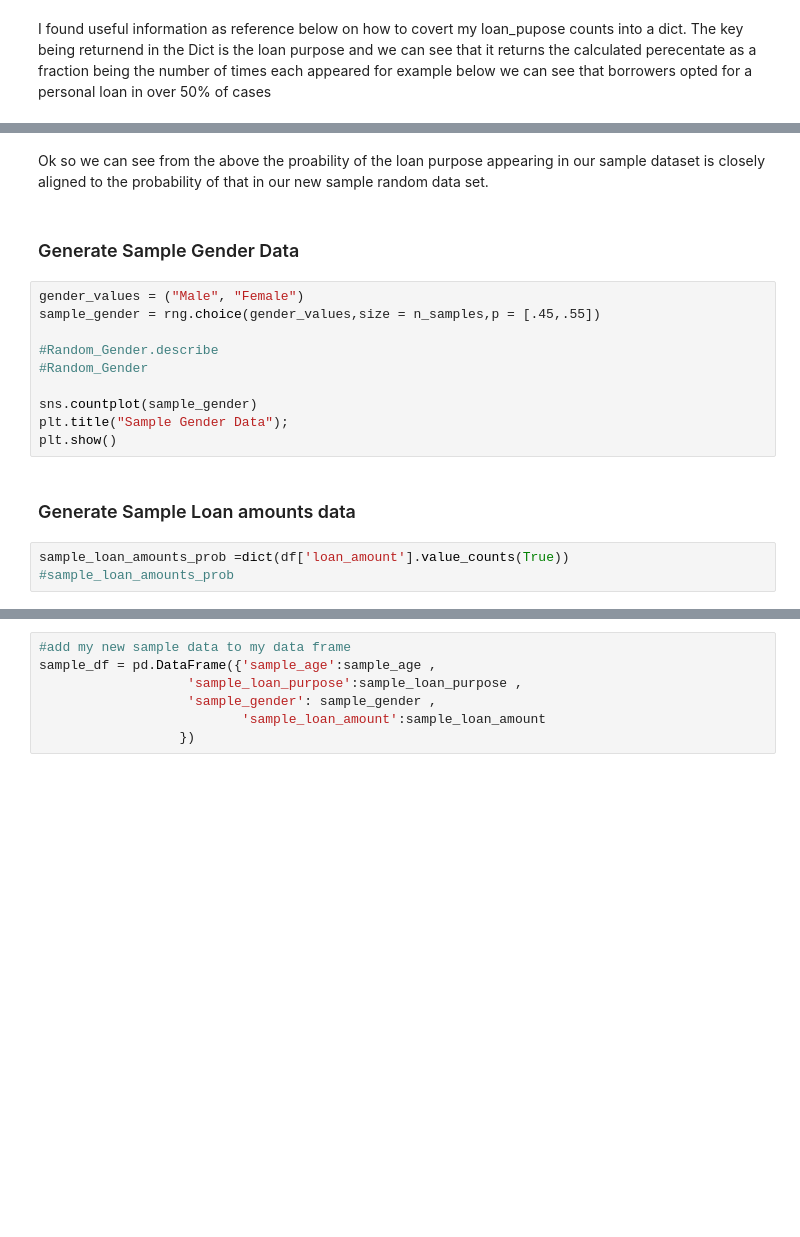
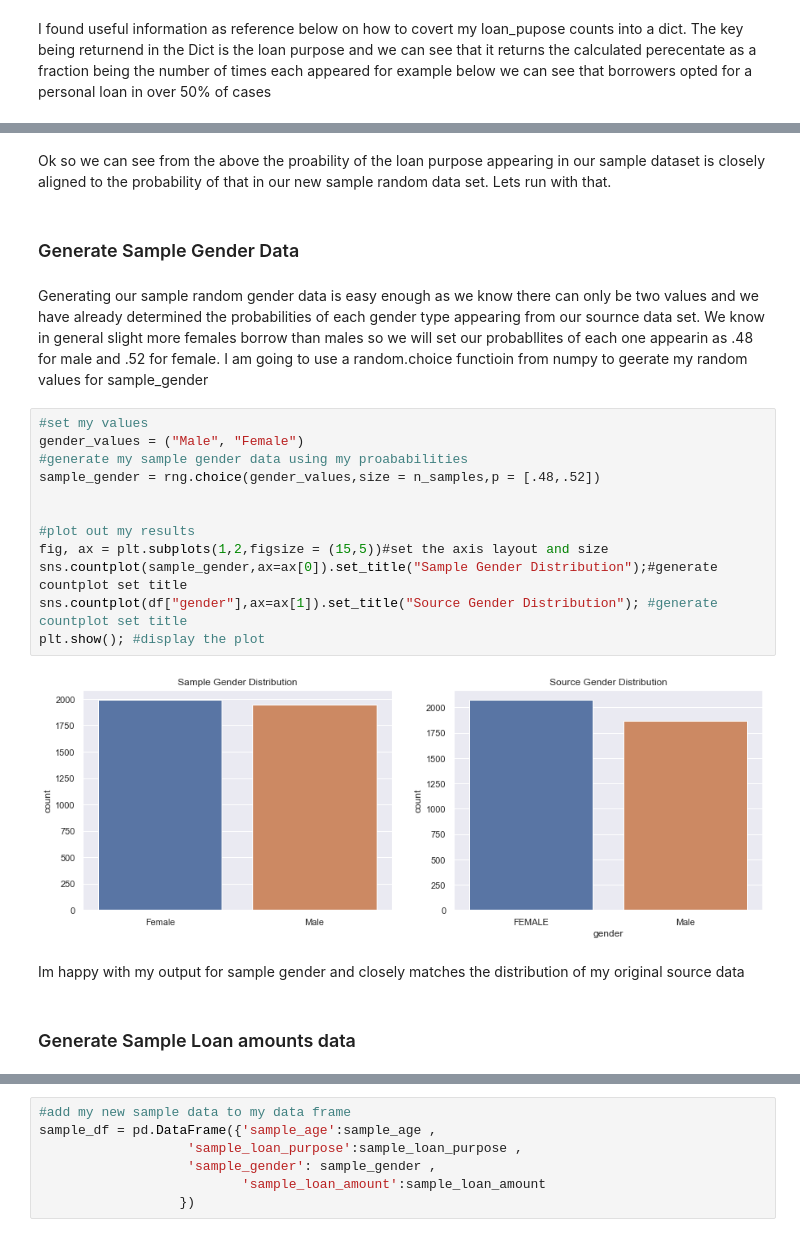
Before and after one commit to brendantipp/sem2_prog_data_analysis_project, a Jupyter notebook: product_analysis.ipynb, the cells around one changed output, grey strips where cells are left out. Drawn from its saved outputs; the diff is of its cells as text; blank space fills up the shorter version.

```diff
--- a/product_analysis.ipynb
+++ b/product_analysis.ipynb
@@ -697,19 +706,24 @@ print("Orginal calc prob /" ,org_loan_types_prob)
 # %% [markdown]
-Ok so we can see from the above the proability of the loan purpose appearing in our sample dataset is closely aligned to the probability of that in our new sample random data set.
+Ok so we can see from the above the proability of the loan purpose appearing in our sample dataset is closely aligned to the probability of that in our new sample random data set. Lets run with that.
 # %% [markdown]
 ### Generate Sample Gender Data
-# %%
-gender_values = ("Male", "Female")
-sample_gender = rng.choice(gender_values,size = n_samples,p = [.45,.55])
-
-#Random_Gender.describe
-#Random_Gender
-
-sns.countplot(sample_gender)
-plt.title("Sample Gender Data");
-plt.show()
+# %% [markdown]
+Generating our sample random gender data is easy enough as we know there can only be two values and we have already determined the probabilities of each gender type appearing from our sournce data set. We know in general slight more females borrow than males so we will set our probabllites of each one appearin as .48 for male and .52 for female. I am going to use a random.choice functioin from numpy to geerate my random values for sample_gender
+# %%
+#set my values
+gender_values = ("Male", "Female")
+#generate my sample gender data using my proababilities
+sample_gender = rng.choice(gender_values,size = n_samples,p = [.48,.52])
+
+
+#plot out my results
+fig, ax = plt.subplots(1,2,figsize = (15,5))#set the axis layout and size
+sns.countplot(sample_gender,ax=ax[0]).set_title("Sample Gender Distribution");#generate countplot set title
+sns.countplot(df["gender"],ax=ax[1]).set_title("Source Gender Distribution"); #generate countplot set title
+plt.show(); #display the plot
+# %% [output]
+[figure, added]
+# %% [markdown]
+Im happy with my output for sample gender and closely  matches the distribution of my original source data
 # %% [markdown]
 ### Generate Sample Loan amounts data
-# %%
-sample_loan_amounts_prob =dict(df['loan_amount'].value_counts(True))
-#sample_loan_amounts_prob
```
Also changed, not shown: parts of 26 cells of this notebook.
